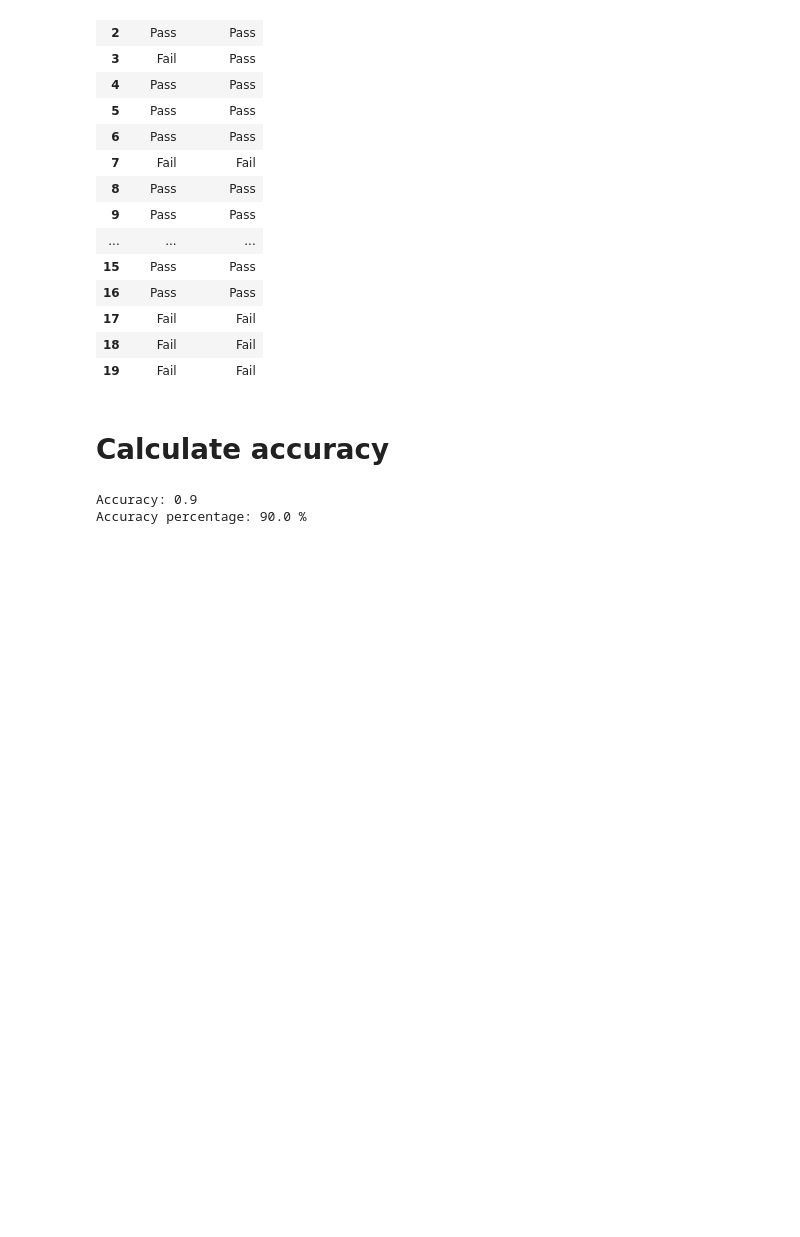
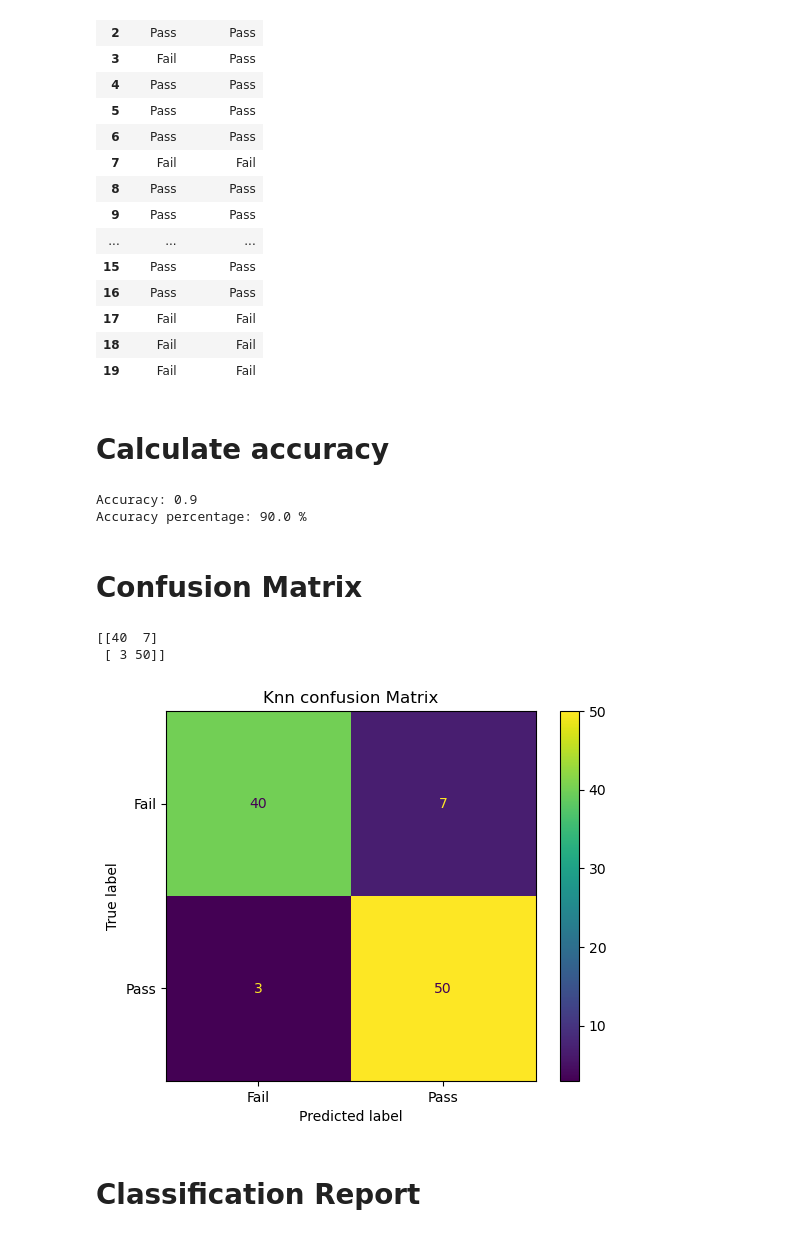
Before and after one commit to aayushma013/DataScience, a Jupyter notebook: KNN/knn.ipynb, the cells around one changed output. Drawn from its saved outputs; the diff is of its cells as text; code cells hidden in the pictures; blank space fills up the shorter version.

```diff
--- a/KNN/knn.ipynb
+++ b/KNN/knn.ipynb
@@ -111,7 +111,7 @@ from sklearn.preprocessing import StandardScaler
 scaler = StandardScaler()
 
 X_train_scaled = scaler.fit_transform(X_train)
-X_test_scaled = scaler.transform(X_test)\
+X_test_scaled = scaler.transform(X_test)
 
 # fit() = Learn
 # transform() = Apply
@@ -177,3 +177,22 @@ print("Accuracy percentage:", accuracy * 100, '%')
 # %% [output]
 Accuracy: 0.9
 Accuracy percentage: 90.0 %
+# %% [markdown]
+#  Confusion Matrix
+# %%
+from sklearn.metrics import confusion_matrix
+cm =confusion_matrix(y_test, y_pred)
+print(cm)
+# %% [output]
+[[40  7]
+ [ 3 50]]
+# %%
+from sklearn.metrics import ConfusionMatrixDisplay
+ConfusionMatrixDisplay.from_predictions(y_test, y_pred)
+
+plt.title("Knn confusion Matrix")
+plt.show()
+# %% [output]
+[figure, added]
+# %% [markdown]
+#  Classification Report
```
Also changed, not shown: parts of 19 cells of this notebook, 2 other files.
